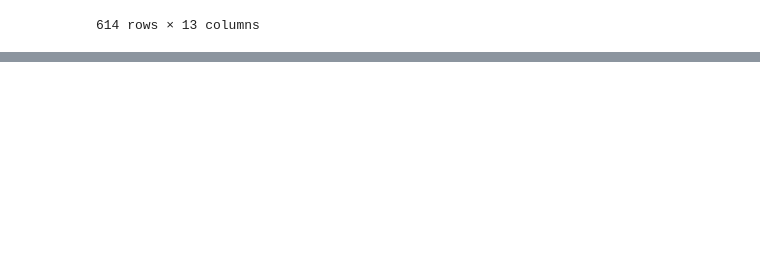
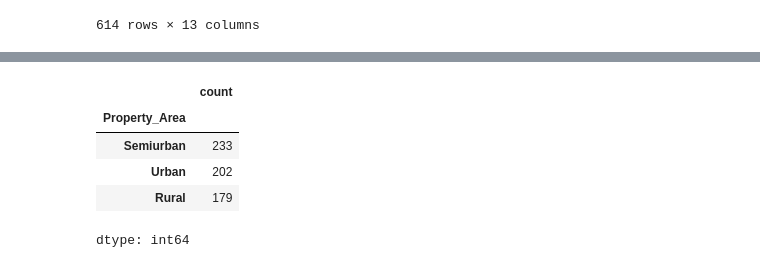
Before and after one commit to AparnaRakhonde/ML_Project, a Jupyter notebook: ML.ipynb, the cells around one changed output, grey strips where cells are left out. Cells and saved outputs as stored; diff of their text form; code cells hidden in the pictures; blank space fills up the shorter version.

```diff
--- a/ML.ipynb
+++ b/ML.ipynb
@@ -26,0 +153,9 @@ df
+# %%
+df['Property_Area'].value_counts()
+# %% [output]
+|  | count |
+| Property_Area |  |
+| Semiurban | 233 |
+| Urban | 202 |
+| Rural | 179 |
+dtype: int64
```
Also changed, not shown: parts of 13 cells of this notebook.
